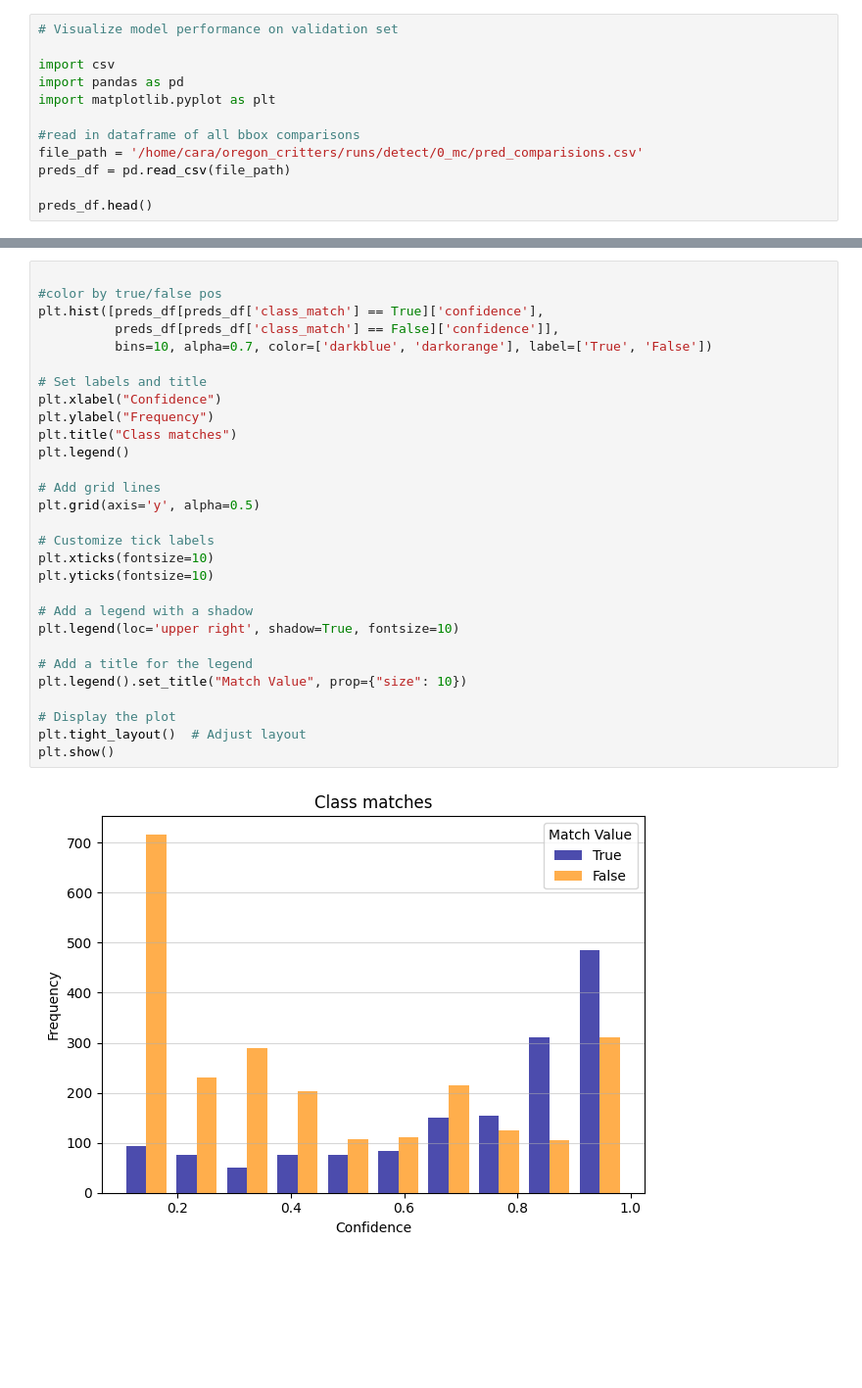
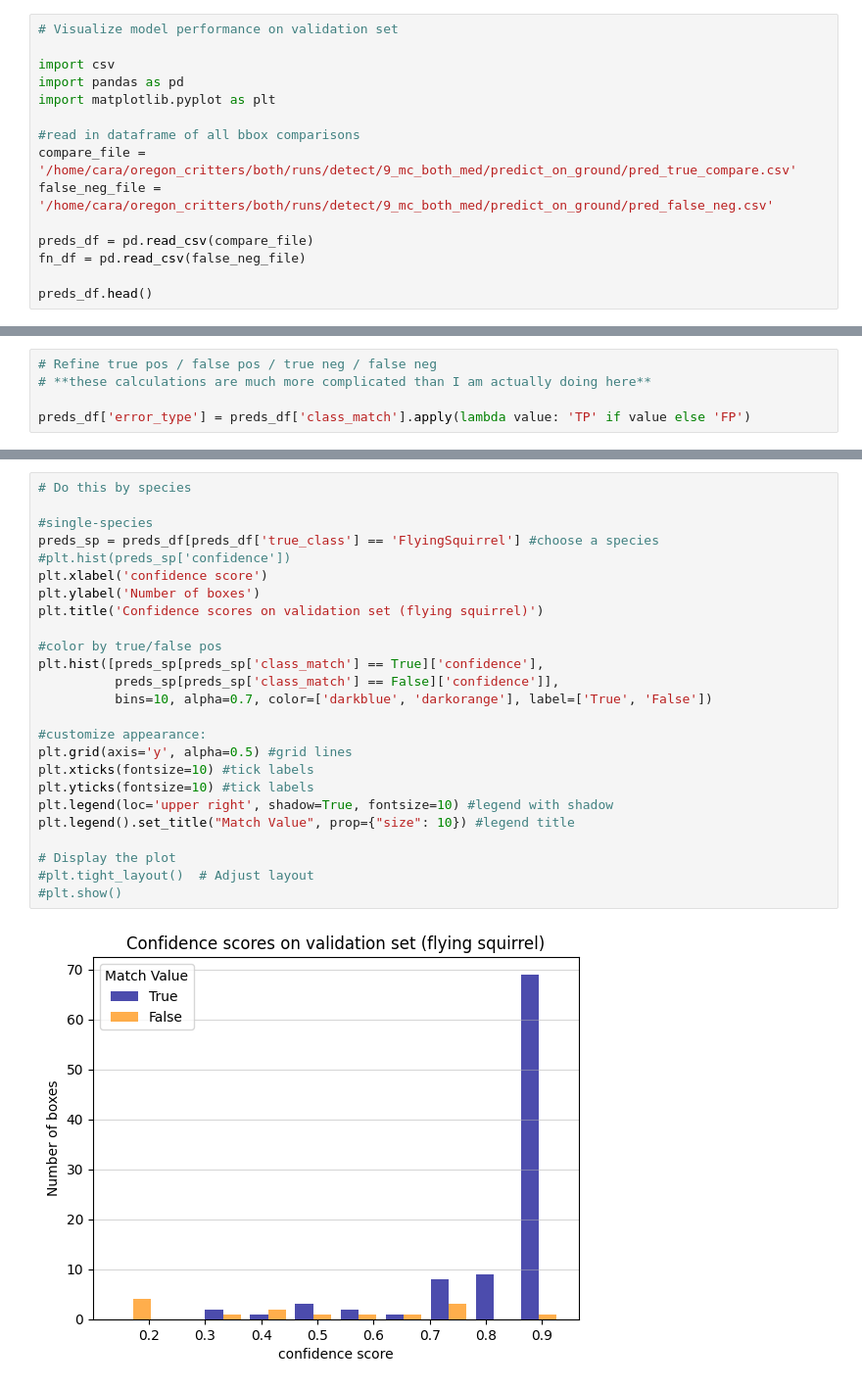
Before and after one commit to CV4EcologySchool/oregon_critters, a Jupyter notebook: scripts/yolo_5_evaluate_val_visualize.ipynb, the cells around one changed output, grey strips where cells are left out. Shown: that part at 98% size. Drawn from its saved outputs; the diff is of its cells as text; blank space fills up the shorter version.

```diff
--- a/scripts/yolo_5_evaluate_val_visualize.ipynb
+++ b/scripts/yolo_5_evaluate_val_visualize.ipynb
@@ -6,8 +6,11 @@ import pandas as pd
 import matplotlib.pyplot as plt
 
 #read in dataframe of all bbox comparisons
-file_path = '/home/cara/oregon_critters/runs/detect/0_mc/pred_comparisions.csv'
-preds_df = pd.read_csv(file_path)
+compare_file = '/home/cara/oregon_critters/both/runs/detect/9_mc_both_med/predict_on_ground/pred_true_compare.csv'
+false_neg_file = '/home/cara/oregon_critters/both/runs/detect/9_mc_both_med/predict_on_ground/pred_false_neg.csv'
+
+preds_df = pd.read_csv(compare_file)
+fn_df = pd.read_csv(false_neg_file)
 
 preds_df.head()
 # %% [output]
@@ -20 +23,6 @@ preds_df.head()
+# %%
+# Refine true pos / false pos / true neg / false neg
+# **these calculations are much more complicated than I am actually doing here**
+
+preds_df['error_type'] = preds_df['class_match'].apply(lambda value: 'TP' if value else 'FP')
 # %%
@@ -31,31 +39,27 @@ Text(0.5, 1.0, 'Confidence scores on validation set')
 # %%
+# Do this by species
+
+#single-species
+preds_sp = preds_df[preds_df['true_class'] == 'FlyingSquirrel'] #choose a species
+#plt.hist(preds_sp['confidence'])
+plt.xlabel('confidence score')
+plt.ylabel('Number of boxes')
+plt.title('Confidence scores on validation set (flying squirrel)')
 
 #color by true/false pos
-plt.hist([preds_df[preds_df['class_match'] == True]['confidence'],
-          preds_df[preds_df['class_match'] == False]['confidence']],
+plt.hist([preds_sp[preds_sp['class_match'] == True]['confidence'],
+          preds_sp[preds_sp['class_match'] == False]['confidence']],
           bins=10, alpha=0.7, color=['darkblue', 'darkorange'], label=['True', 'False'])
 
-# Set labels and title
-plt.xlabel("Confidence")
-plt.ylabel("Frequency")
-plt.title("Class matches")
-plt.legend()
-
-# Add grid lines
-plt.grid(axis='y', alpha=0.5)
-
-# Customize tick labels
-plt.xticks(fontsize=10)
-plt.yticks(fontsize=10)
-
-# Add a legend with a shadow
-plt.legend(loc='upper right', shadow=True, fontsize=10)
-
-# Add a title for the legend
-plt.legend().set_title("Match Value", prop={"size": 10})
+#customize appearance:
+plt.grid(axis='y', alpha=0.5) #grid lines
+plt.xticks(fontsize=10) #tick labels
+plt.yticks(fontsize=10) #tick labels
+plt.legend(loc='upper right', shadow=True, fontsize=10) #legend with shadow
+plt.legend().set_title("Match Value", prop={"size": 10}) #legend title
 
 # Display the plot
-plt.tight_layout()  # Adjust layout
-plt.show()
+#plt.tight_layout()  # Adjust layout
+#plt.show()
 # %% [output]
-[figure, old version]
+[figure, new version]
```
Also changed, not shown: parts of 3 cells of this notebook, 1 other file.
